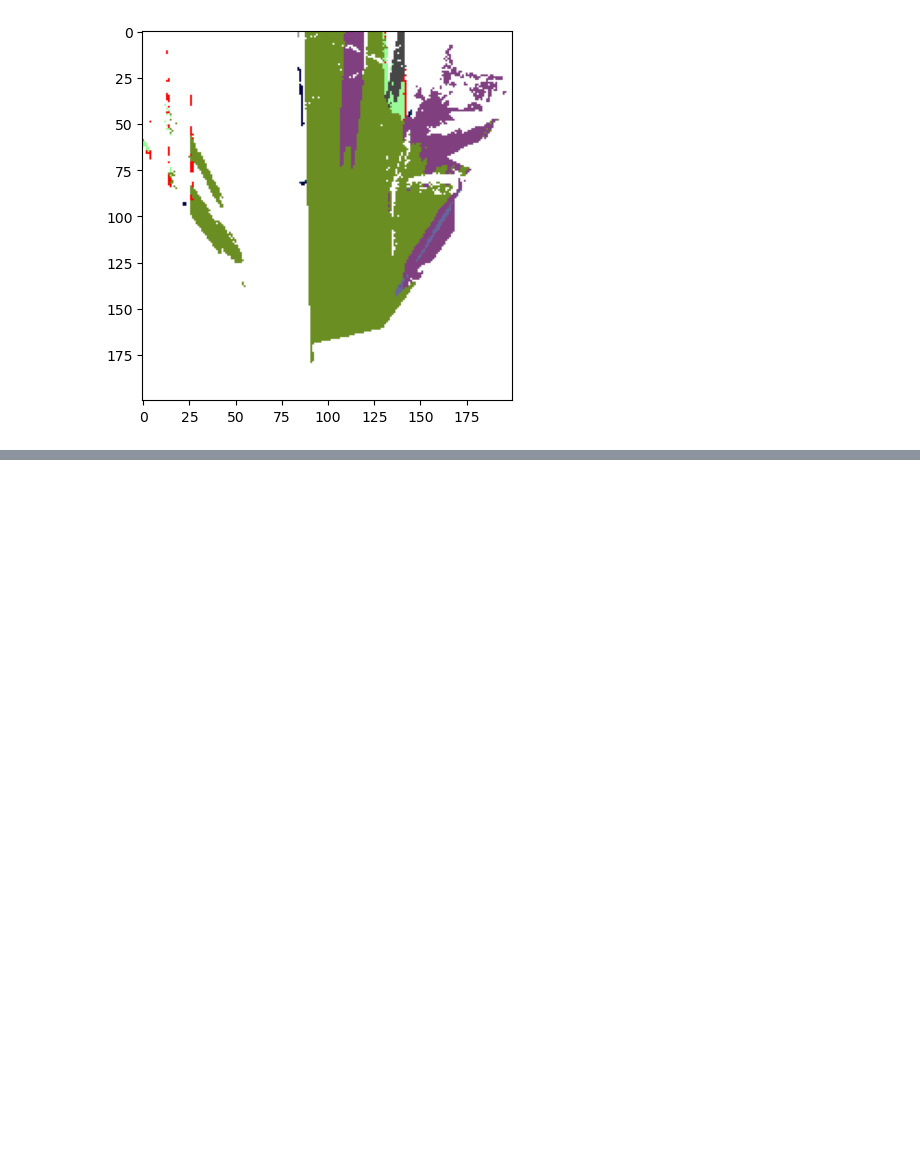
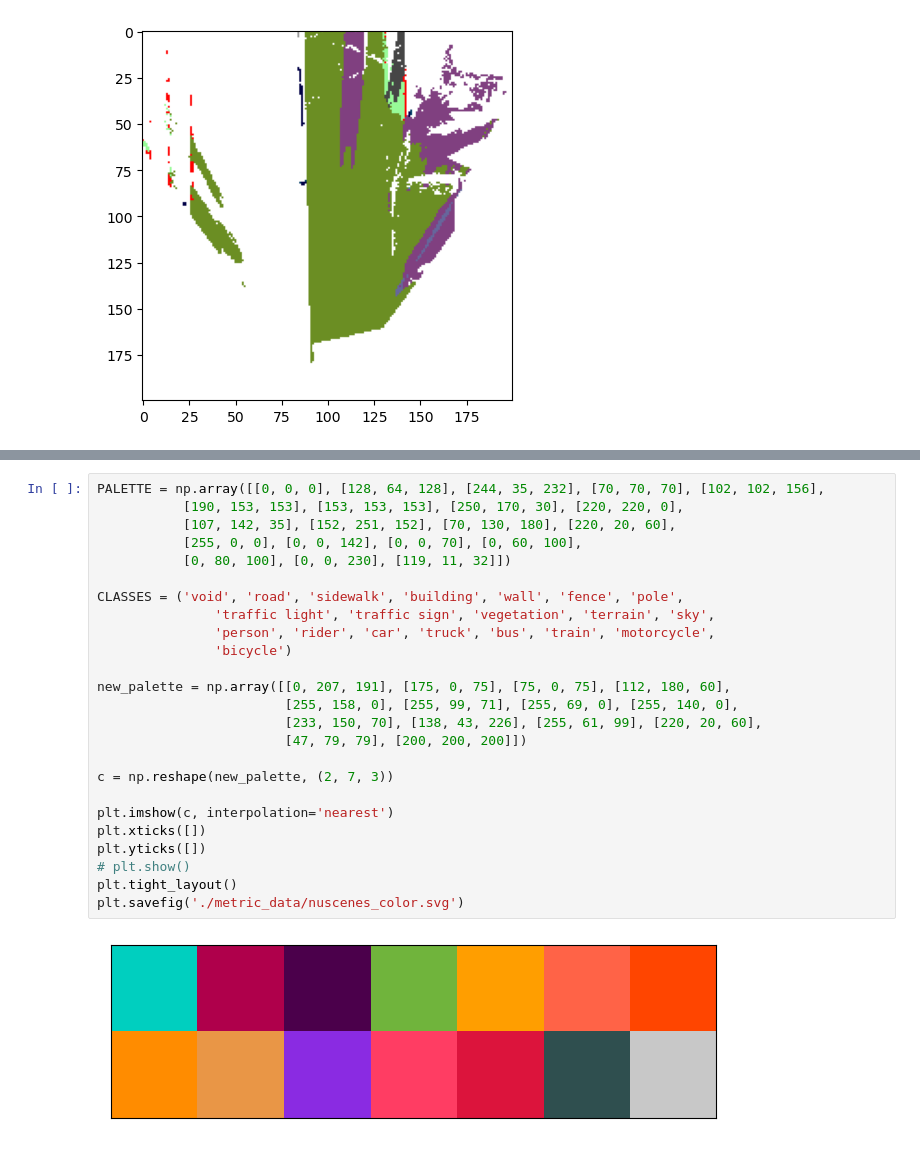
Before and after one commit to ArlenCHEN/multinomial_diffusion, a Jupyter notebook: segmentation_diffusion/Test_projection.ipynb, the cells around one changed output, grey strips where cells are left out. Drawn from its saved outputs; the diff is of its cells as text; blank space fills up the shorter version.

```diff
--- a/segmentation_diffusion/Test_projection.ipynb
+++ b/segmentation_diffusion/Test_projection.ipynb
@@ -472,0 +729,27 @@ for apollo_rgb_path in apollo_rgb_list:
+# %%
+PALETTE = np.array([[0, 0, 0], [128, 64, 128], [244, 35, 232], [70, 70, 70], [102, 102, 156],
+           [190, 153, 153], [153, 153, 153], [250, 170, 30], [220, 220, 0],
+           [107, 142, 35], [152, 251, 152], [70, 130, 180], [220, 20, 60],
+           [255, 0, 0], [0, 0, 142], [0, 0, 70], [0, 60, 100],
+           [0, 80, 100], [0, 0, 230], [119, 11, 32]])
+
+CLASSES = ('void', 'road', 'sidewalk', 'building', 'wall', 'fence', 'pole',
+               'traffic light', 'traffic sign', 'vegetation', 'terrain', 'sky',
+               'person', 'rider', 'car', 'truck', 'bus', 'train', 'motorcycle',
+               'bicycle')
+
+new_palette = np.array([[0, 207, 191], [175, 0, 75], [75, 0, 75], [112, 180, 60],
+                        [255, 158, 0], [255, 99, 71], [255, 69, 0], [255, 140, 0],
+                        [233, 150, 70], [138, 43, 226], [255, 61, 99], [220, 20, 60],
+                        [47, 79, 79], [200, 200, 200]])
+
+c = np.reshape(new_palette, (2, 7, 3))
+
+plt.imshow(c, interpolation='nearest')
+plt.xticks([])
+plt.yticks([])
+# plt.show()
+plt.tight_layout()
+plt.savefig('./metric_data/nuscenes_color.svg')
+# %% [output]
+[figure, added]
```
Also changed, not shown: parts of 3 cells of this notebook, 10 other files.
